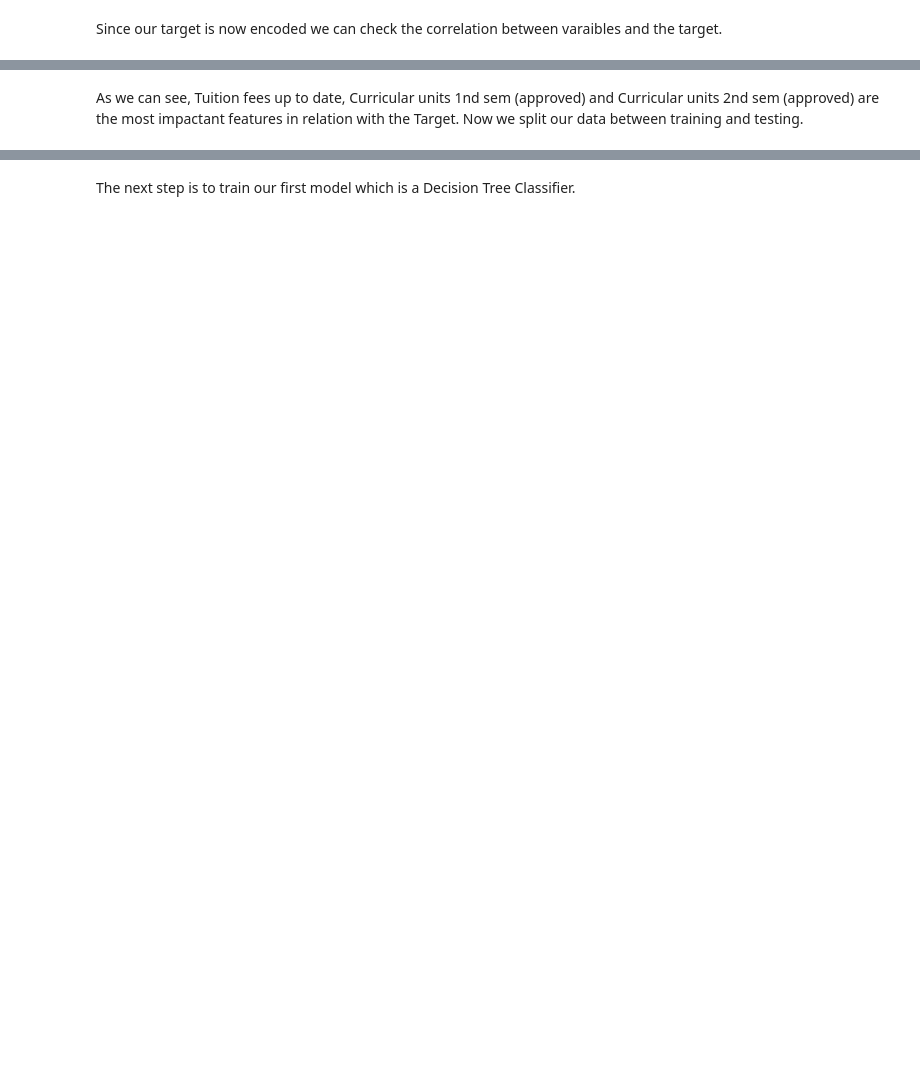
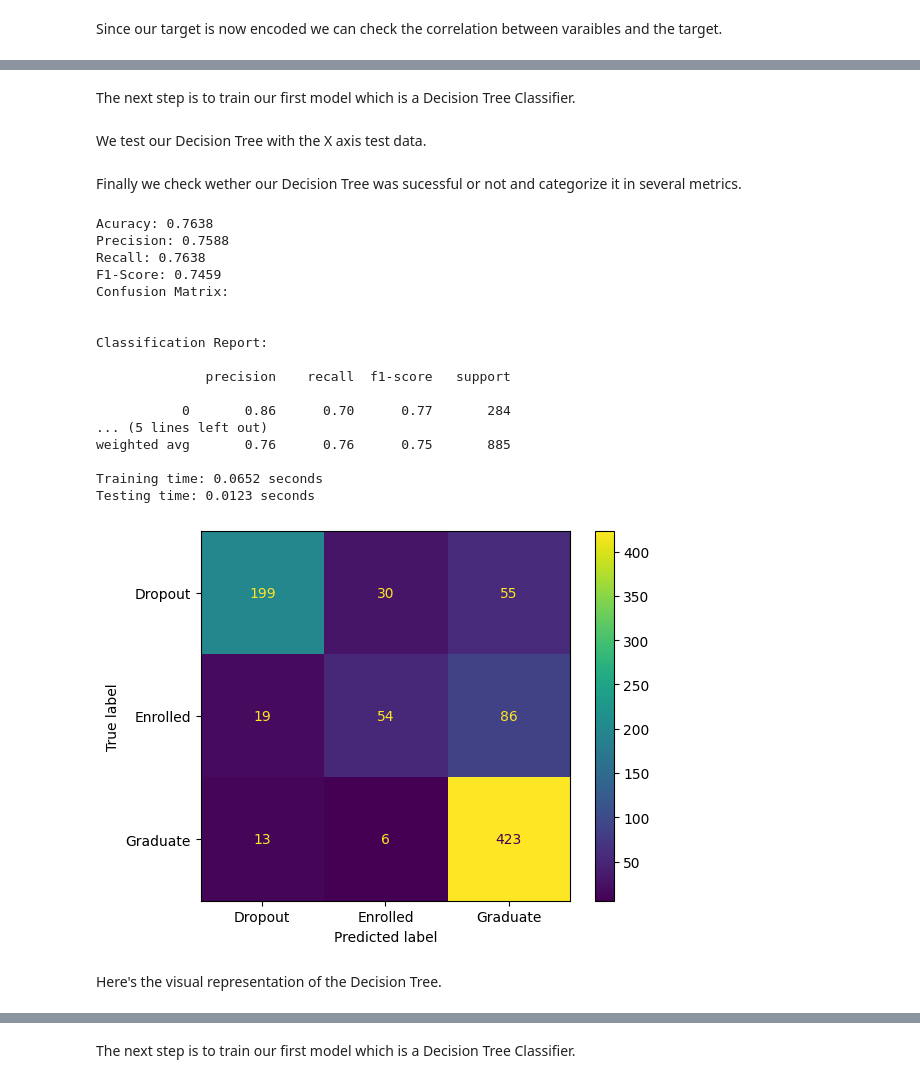
Before and after one commit to andrensenn/IART2, a Jupyter notebook: notebook.ipynb, the cells around one changed output, grey strips where cells are left out. Drawn from its saved outputs; the diff is of its cells as text; code cells hidden in the pictures; blank space fills up the shorter version.

```diff
--- a/notebook.ipynb
+++ b/notebook.ipynb
@@ -158,0 +174,2 @@ plt.show()
+# %% [markdown]
+The next step is to train our first model which is a Decision Tree Classifier.
@@ -158,0 +187,2 @@ plt.show()
+# %% [markdown]
+We test our Decision Tree with the X axis test data.
@@ -159,3 +193,43 @@ plt.show()
+# %% [markdown]
+Finally we check wether our Decision Tree was sucessful or not and categorize it in several metrics.
+# %%
+accuracy_dt = skl.metrics.accuracy_score(y_test, y_pred_dt)
+precision_dt = skl.metrics.precision_score(y_test, y_pred_dt, average="weighted", zero_division=0)
+recal_dt = skl.metrics.recall_score(y_test, y_pred_dt, average="weighted", zero_division=0)
+f1_score_dt = skl.metrics.f1_score(y_test, y_pred_dt, average="weighted", zero_division=0)
+confusion_matrix_dt = skl.metrics.confusion_matrix(y_test,y_pred_dt)
+
+
+print(f"Acuracy: {accuracy_dt:.4f}")
+print(f"Precision: {precision_dt:.4f}")
+print(f"Recall: {recal_dt:.4f}")
+print(f"F1-Score: {f1_score_dt:.4f}")
+labels = ['Dropout', 'Enrolled', 'Graduate']
+print("Confusion Matrix:\n")
+skl.metrics.ConfusionMatrixDisplay(confusion_matrix=confusion_matrix_dt, display_labels=labels).plot()
+print("\nClassification Report:\n")
+print(skl.metrics.classification_report(y_test,y_pred_dt, zero_division=0))
+print(f"Training time: {end_train_dt-start_train_dt:.4f} seconds")
+print(f"Testing time: {end_test_dt-start_test_dt:.4f} seconds")
+# %% [output]
+Acuracy: 0.7638
+Precision: 0.7588
+Recall: 0.7638
+F1-Score: 0.7459
+Confusion Matrix:
+
+
+Classification Report:
+
+              precision    recall  f1-score   support
+
+           0       0.86      0.70      0.77       284
+... (5 lines left out)
+weighted avg       0.76      0.76      0.75       885
+
+Training time: 0.0652 seconds
+Testing time: 0.0123 seconds
+[figure, added]
 # %% [markdown]
-As we can see, Tuition fees up to date, Curricular units 1nd sem (approved) and Curricular units 2nd sem (approved) are the most impactant features in relation with the Target. Now we split our data between training and testing.
+Here's the visual representation of the Decision Tree.
 # %%
```
Also changed, not shown: parts of 49 cells of this notebook, 4 other files.
